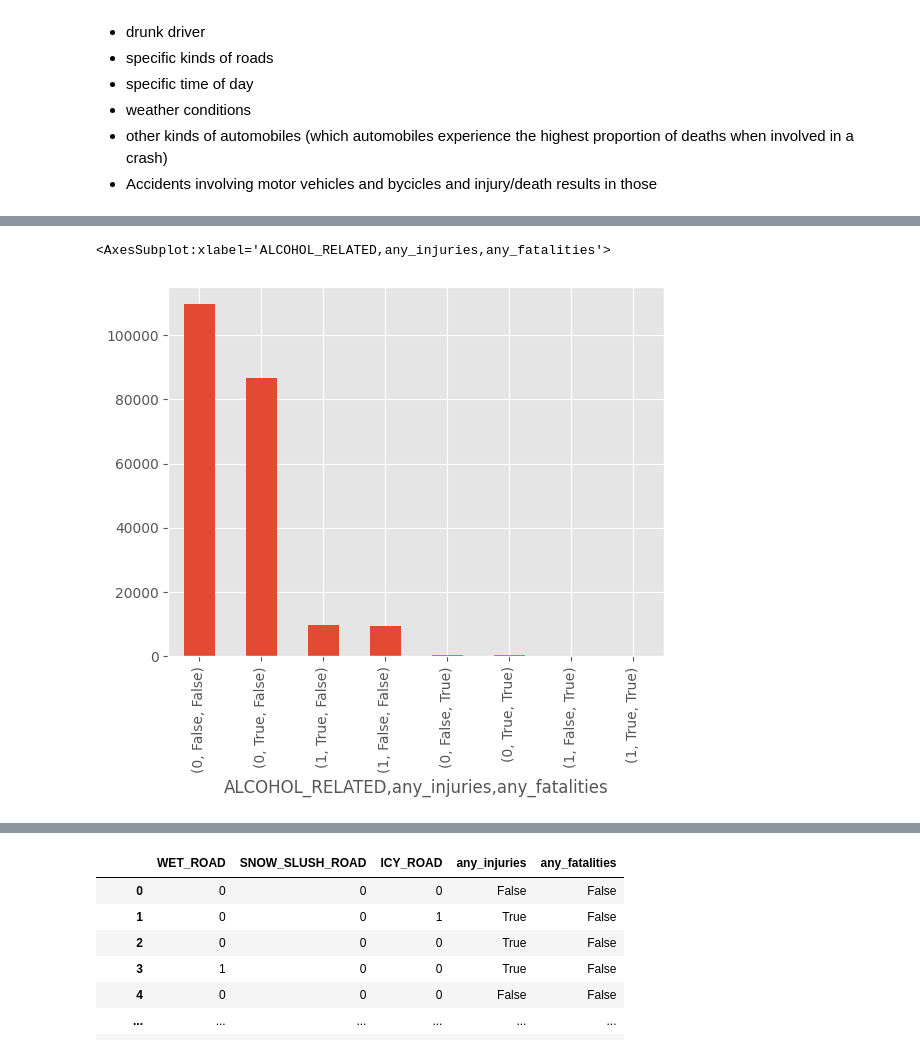
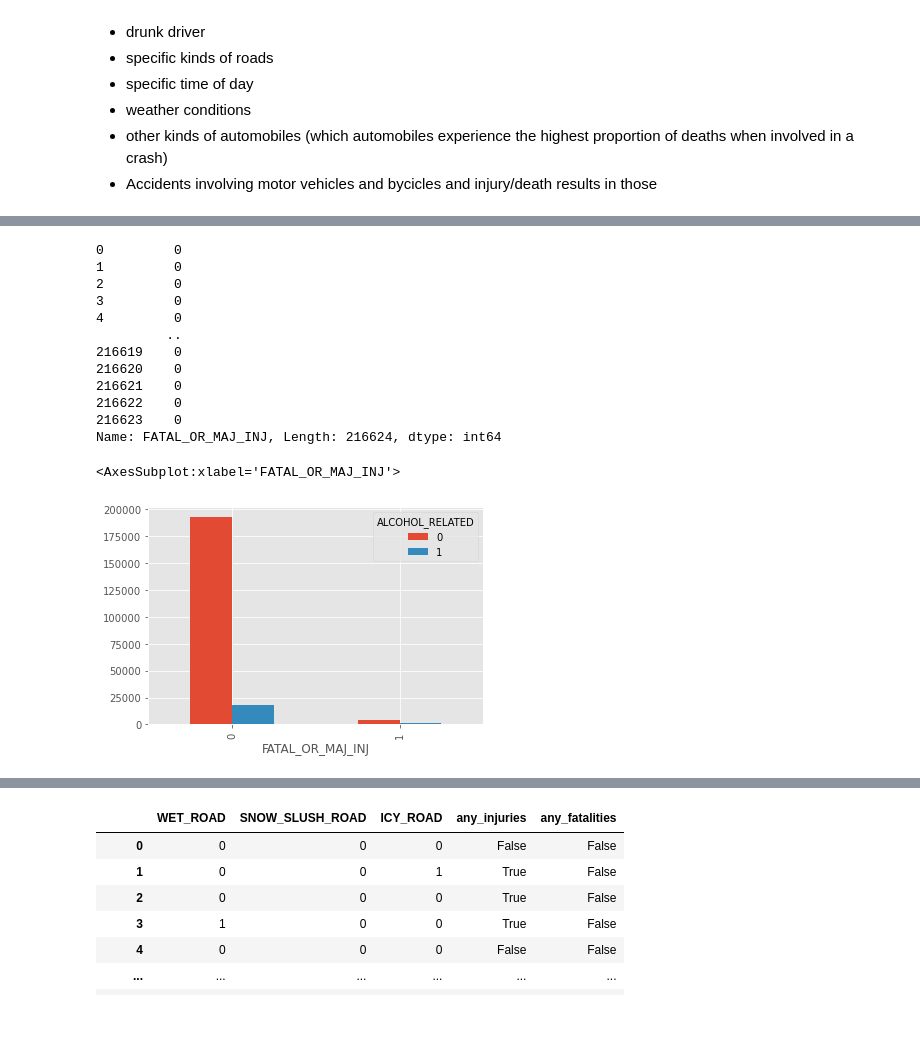
Before and after one commit to abhilashbiswas/road_accident_analysis, a Jupyter notebook: EDA/initial_eda.ipynb, the cells around one changed output, grey strips where cells are left out. Cells and saved outputs as stored; diff of their text form; code cells hidden in the pictures; blank space fills up the shorter version.

Commit message:
fixed alcohol graph

```diff
--- a/EDA/initial_eda.ipynb
+++ b/EDA/initial_eda.ipynb
@@ -11,7 +11,7 @@ warnings.filterwarnings('ignore')
 ### Section 1: Ingesting data and setup
 # %%
 # Ingest the data
-data = 'Data/accident_data.csv'
+data = '../Data/accident_data.csv'
 df = pd.read_csv(data)
 df.head()
 # %% [output]
@@ -351,8 +351,26 @@ df_injuries_death[age_vars].sum().plot(kind='bar')
+# %%
+df['FATAL_OR_MAJ_INJ']
+# %% [output]
+0         0
+1         0
+2         0
+3         0
+4         0
+         ..
+216619    0
+216620    0
+216621    0
+216622    0
+216623    0
+Name: FATAL_OR_MAJ_INJ, Length: 216624, dtype: int64
 # %%
 # Alcohol related
-df[['ALCOHOL_RELATED', 'any_injuries', 'any_fatalities']].value_counts().plot(kind='bar')
+df[['ALCOHOL_RELATED', 'FATAL_OR_MAJ_INJ']].value_counts()\
+    .reset_index()\
+    .pivot(index='FATAL_OR_MAJ_INJ', columns='ALCOHOL_RELATED', values=0)\
+    .plot(kind='bar')
 # %% [output]
-<AxesSubplot:xlabel='ALCOHOL_RELATED,any_injuries,any_fatalities'>
+<AxesSubplot:xlabel='FATAL_OR_MAJ_INJ'>
-[figure, old version]
+[figure, new version]
 # %%
 # weather conditions (need to figure out the weather codes)
```
Also changed, not shown: parts of 6 cells of this notebook.
